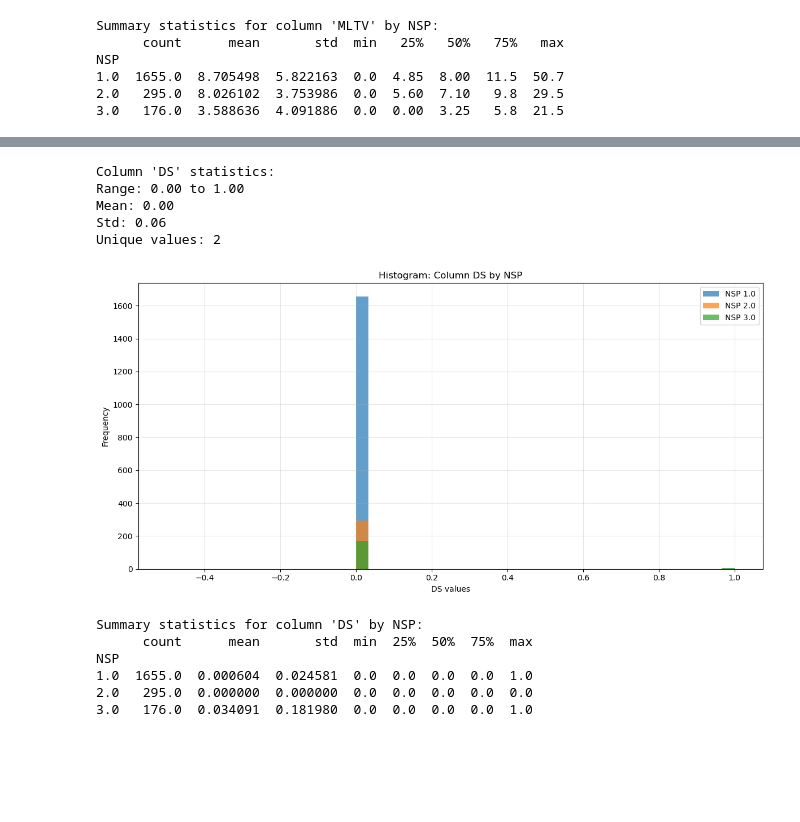
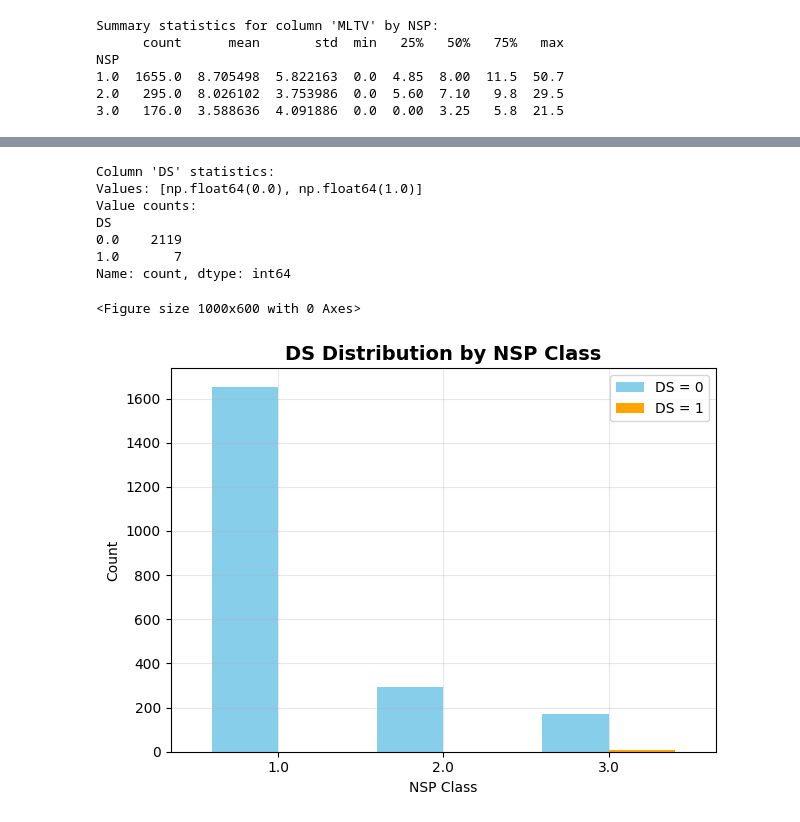
Before and after one commit to KIREETI001/MLDA-LIfeline-2025-JKZ-, a Jupyter notebook: ctg_data_preprocessing.ipynb, the cells around one changed output, grey strips where cells are left out. Drawn from its saved outputs; the diff is of its cells as text; code cells hidden in the pictures; blank space fills up the shorter version.

Commit message:
improved visualisation for those binary data

```diff
--- a/ctg_data_preprocessing.ipynb
+++ b/ctg_data_preprocessing.ipynb
@@ -479,43 +506,38 @@ NSP
 # %%
 if 'DS' in data.columns and 'NSP' in data.columns:
     clean_data = data[['DS', 'NSP']].dropna()
 
     print(f"Column 'DS' statistics:")
-    print(f"Range: {clean_data['DS'].min():.2f} to {clean_data['DS'].max():.2f}")
-    print(f"Mean: {clean_data['DS'].mean():.2f}")
-    print(f"Std: {clean_data['DS'].std():.2f}")
-    print(f"Unique values: {clean_data['DS'].nunique()}")
+    print(f"Values: {sorted(clean_data['DS'].unique())}")
+    print(f"Value counts:\n{clean_data['DS'].value_counts().sort_index()}")
 
-    plt.figure(figsize=(12, 6))
+    plt.figure(figsize=(10, 6))
 
-    for nsp_val in sorted(clean_data['NSP'].unique()):
-        subset = clean_data[clean_data['NSP'] == nsp_val]['DS']
-        plt.hist(subset, alpha=0.7, label=f'NSP {nsp_val}', bins=30)
+    counts = clean_data.groupby(['NSP', 'DS']).size().unstack(fill_value=0)
+    counts.plot(kind='bar', width=0.8, color=['skyblue', 'orange'])
 
-    plt.title('Histogram: Column DS by NSP')
-    plt.xlabel('DS values')
-    plt.ylabel('Frequency')
-    plt.legend()
+    plt.title('DS Distribution by NSP Class', fontsize=14, fontweight='bold')
+    plt.xlabel('NSP Class')
+    plt.ylabel('Count')
+    plt.legend(['DS = 0', 'DS = 1'])
+    plt.xticks(rotation=0)
     plt.grid(True, alpha=0.3)
     plt.tight_layout()
     plt.show()
 
-    print(f"\nSummary statistics for column 'DS' by NSP:")
-    summary_stats = clean_data.groupby('NSP')['DS'].describe()
-    print(summary_stats)
+else:
+    print("Column 'DS' not found in dataset")
+    print(f"Available columns: {list(data.columns)}")
 # %% [output]
 Column 'DS' statistics:
-Range: 0.00 to 1.00
-Mean: 0.00
-Std: 0.06
-Unique values: 2
+Values: [np.float64(0.0), np.float64(1.0)]
+Value counts:
+DS
+0.0    2119
+1.0       7
+Name: count, dtype: int64
+<Figure size 1000x600 with 0 Axes>
-[figure, old version]
+[figure, new version]
-Summary statistics for column 'DS' by NSP:
-      count      mean       std  min  25%  50%  75%  max
-NSP
-1.0  1655.0  0.000604  0.024581  0.0  0.0  0.0  0.0  1.0
-2.0   295.0  0.000000  0.000000  0.0  0.0  0.0  0.0  0.0
-3.0   176.0  0.034091  0.181980  0.0  0.0  0.0  0.0  1.0
 # %%
 if 'DP' in data.columns and 'NSP' in data.columns:
     clean_data = data[['DP', 'NSP']].dropna()
```
Also changed, not shown: parts of 22 cells of this notebook.
